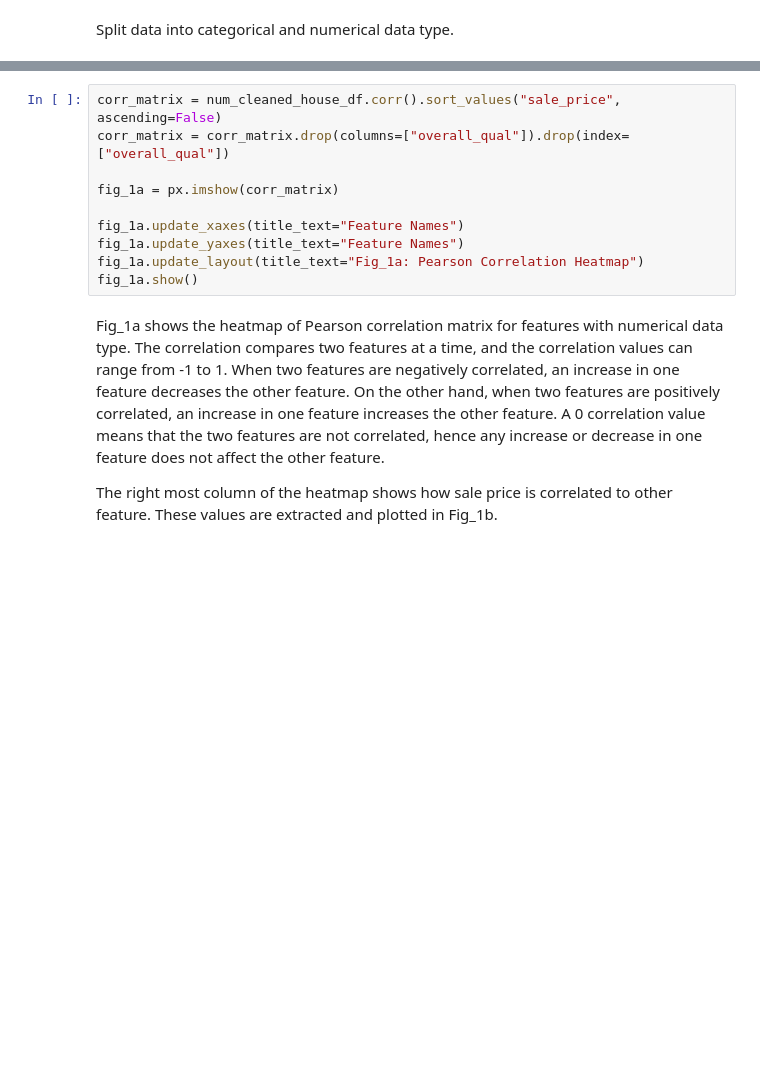
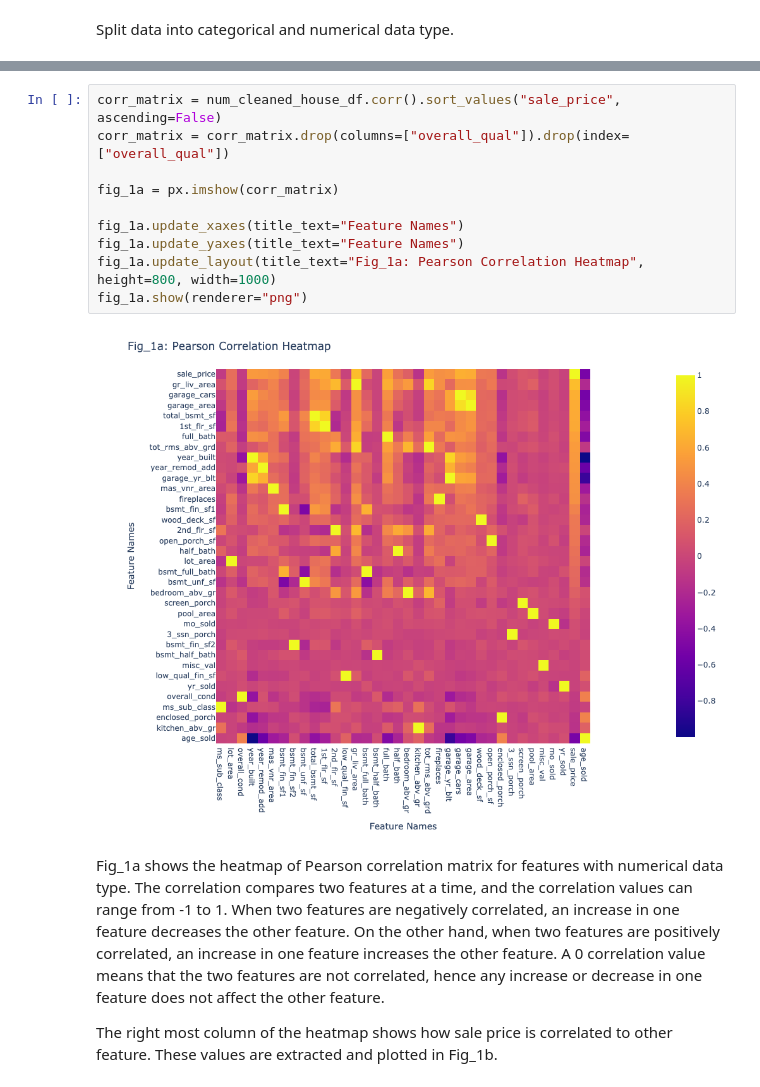
Before and after one commit to jazz-2021/project, a Jupyter notebook: house_prices/house_price_regression.ipynb, the cells around one changed output, grey strips where cells are left out. Cells and saved outputs as stored; diff of their text form; blank space fills up the shorter version.

```diff
--- a/house_prices/house_price_regression.ipynb
+++ b/house_prices/house_price_regression.ipynb
@@ -408,13 +409,15 @@ num_cleaned_house_df.head(5)
 # %%
 corr_matrix = num_cleaned_house_df.corr().sort_values("sale_price", ascending=False)
 corr_matrix = corr_matrix.drop(columns=["overall_qual"]).drop(index=["overall_qual"])
 
 fig_1a = px.imshow(corr_matrix)
 
 fig_1a.update_xaxes(title_text="Feature Names")
 fig_1a.update_yaxes(title_text="Feature Names")
-fig_1a.update_layout(title_text="Fig_1a: Pearson Correlation Heatmap")
-fig_1a.show()
+fig_1a.update_layout(title_text="Fig_1a: Pearson Correlation Heatmap", height=800, width=1000)
+fig_1a.show(renderer="png")
+# %% [output]
+[figure, added]
 # %% [markdown]
 Fig_1a shows the heatmap of Pearson correlation matrix for features with numerical data type. The correlation compares two features at a time, and the correlation values can range from -1 to 1. When two features are negatively correlated, an increase in one feature decreases the other feature. On the other hand, when two features are positively correlated, an increase in one feature increases the other feature. A 0 correlation value means that the two features are not correlated, hence any increase or decrease in one feature does not affect the other feature.
 
```
Also changed, not shown: parts of 16 cells of this notebook.
